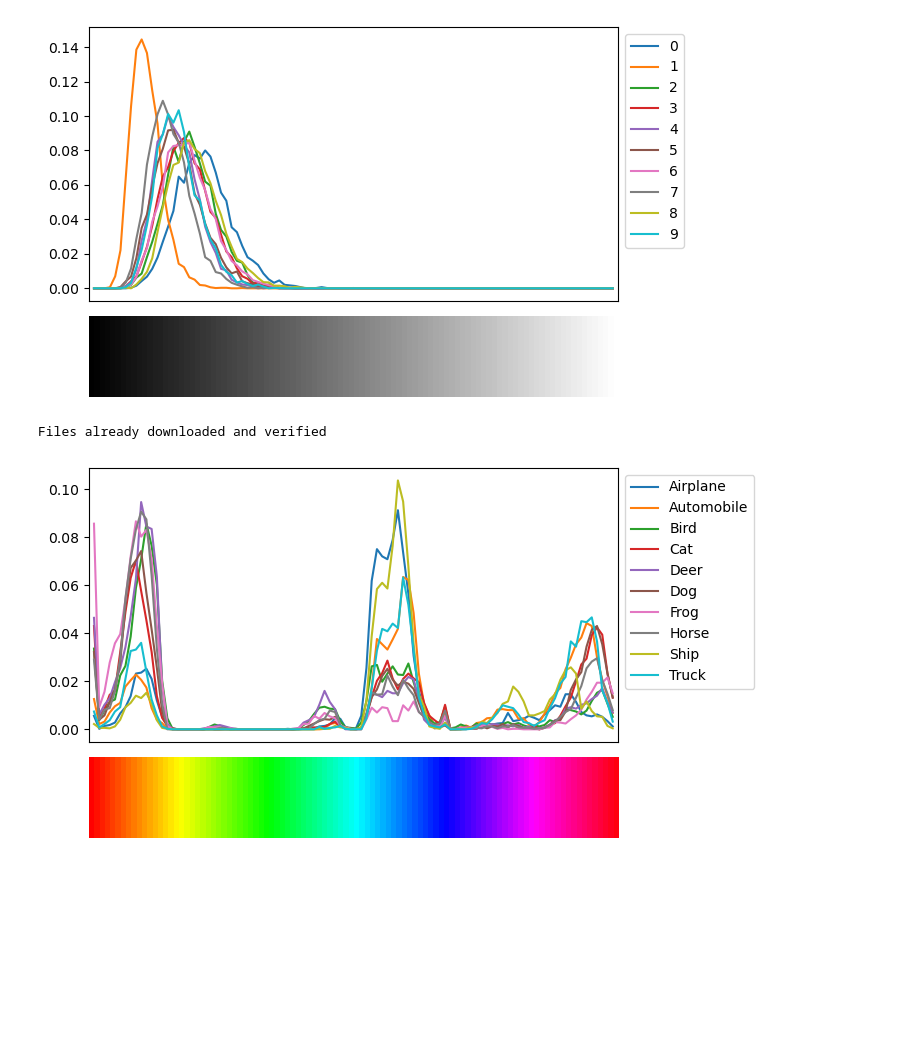
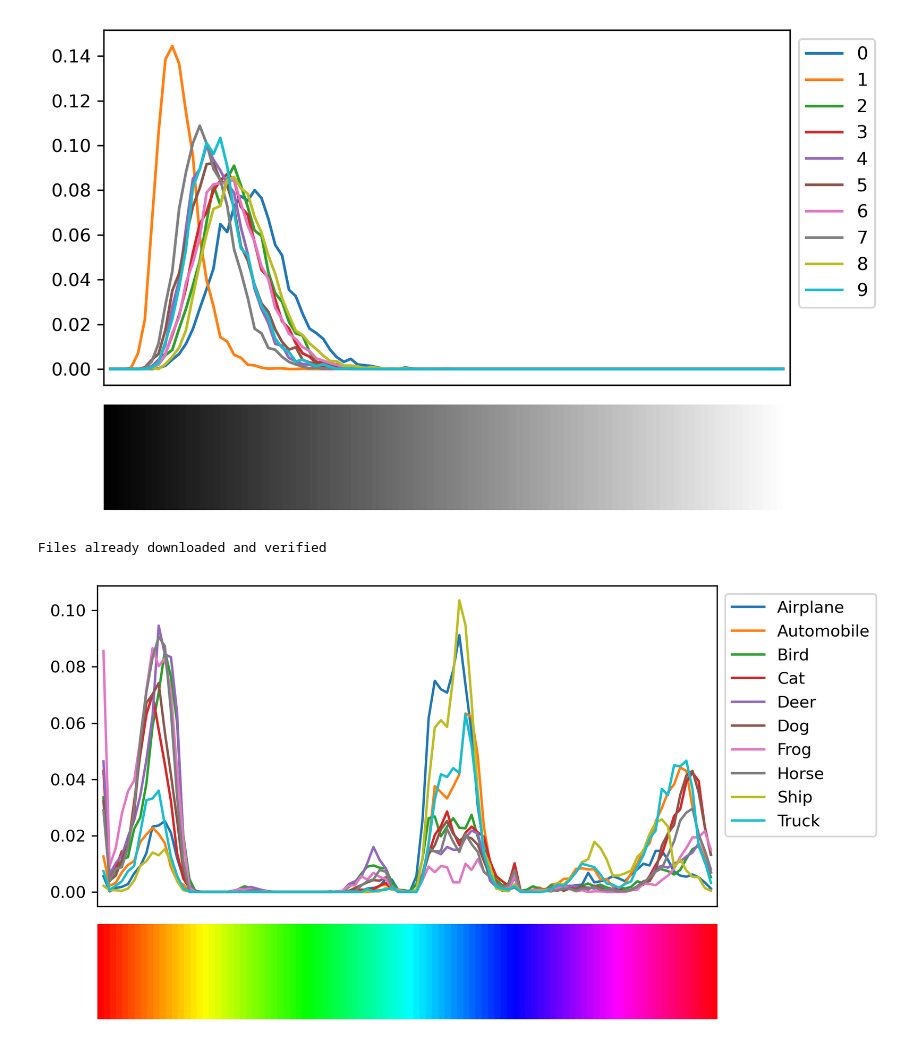
Before and after one commit to ethanharvey98/CS150-FinalProject, a Jupyter notebook: notebooks/visualization.ipynb, the cells around one changed output. Saved outputs shown, nothing was run; the diff lists cells and outputs as text; code cells hidden in the pictures; blank space fills up the shorter version.

```diff
--- a/notebooks/visualization.ipynb
+++ b/notebooks/visualization.ipynb
@@ -20,7 +20,7 @@ pixels = np.array([i for i in range(num_bins)])
 
 labels = ["0", "1", "2", "3", "4", "5", "6", "7", "8", "9"]
 
-fig = plt.figure(figsize=(6, 4))
+fig = plt.figure(dpi=300, figsize=(6, 4))
 ax1 = plt.subplot2grid((4, 1), (0, 0), rowspan=3)
 ax2 = plt.subplot2grid((4, 1), (3, 0), sharex=ax1)
 plt.setp(ax1.get_xticklabels(), visible=False)
@@ -42,7 +42,7 @@ axs[0].legend(loc="upper left", bbox_to_anchor=(1.0, 1.0))
 fig.savefig("MNIST_distribution.pdf")
 plt.show()
 # %% [output]
-[figure, old version]
+[figure, new version]
 # %%
 root = "/cluster/tufts/hugheslab/eharve06/CIFAR-10"
 transform = torchvision.transforms.Compose([
@@ -64,32 +64,32 @@ closest_idx = np.argmin(dists, axis=1)
 train_labs = skimage.color.rgb2lab(train_rgbs)
 labs = skimage.color.rgb2lab(rgbs)
 
 dists = skimage.color.deltaE_ciede2000(train_labs[:, None, :], labs[None, :, :])
 closest_idx = np.argmin(dists, axis=1)
 
 labels = ["Airplane", "Automobile", "Bird", "Cat", "Deer", "Dog", "Frog", "Horse", "Ship", "Truck"]
 colors = ["#1F77B4", "#FF7F0E", "#2CA02C", "#D62728", "#9467BD", "#8C564B", "#E377C2", "#7F7F7F", "#BCBD22", "#17BECF"]
 
-fig = plt.figure(figsize=(6, 4))
+fig = plt.figure(dpi=300, figsize=(6, 4))
 ax1 = plt.subplot2grid((4, 1), (0, 0), rowspan=3)
 ax2 = plt.subplot2grid((4, 1), (3, 0), sharex=ax1)
 plt.setp(ax1.get_xticklabels(), visible=False)
 axs = [ax1, ax2]
 
 for i in range(10):
 
     counts, bin_edges = np.histogram(closest_idx[train_labels==i], bins=num_bins)
     bin_centers = (bin_edges[:-1] + bin_edges[1:]) / 2
     axs[0].plot(bin_centers, counts / sum(counts), label=f"{labels[i]}")
 
 axs[0].set_xticks([])
 
 axs[1].imshow([rgbs], aspect="auto")
 axs[1].axis("off")
 
 fig.tight_layout()
 axs[0].legend(loc="upper left", bbox_to_anchor=(1.0, 1.0))
 fig.savefig("CIFAR-10_distribution.pdf")
 plt.show()
 # %% [output]
-[figure, old version]
+[figure, new version]
```
Also changed, not shown: 14 other files.
